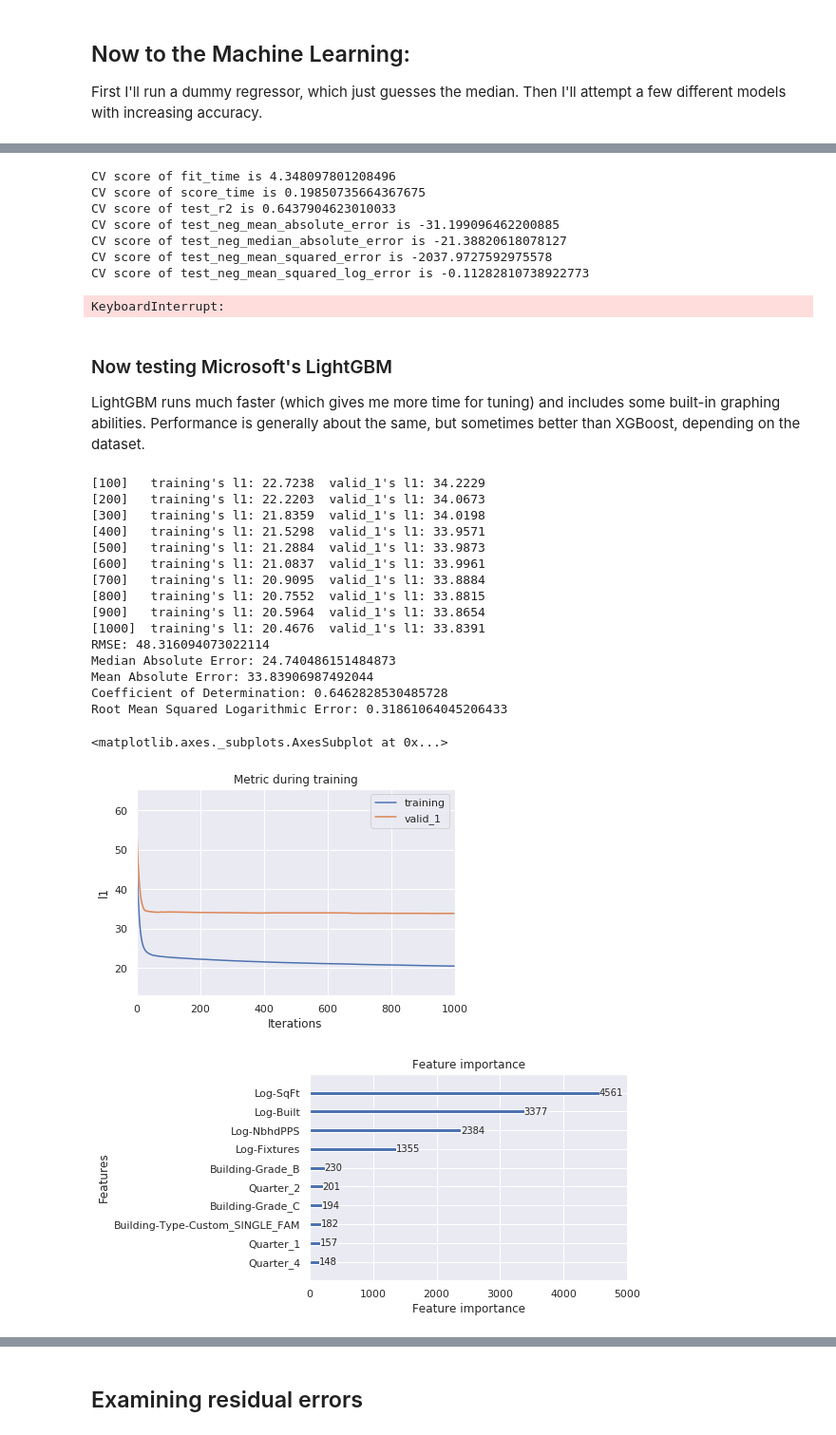
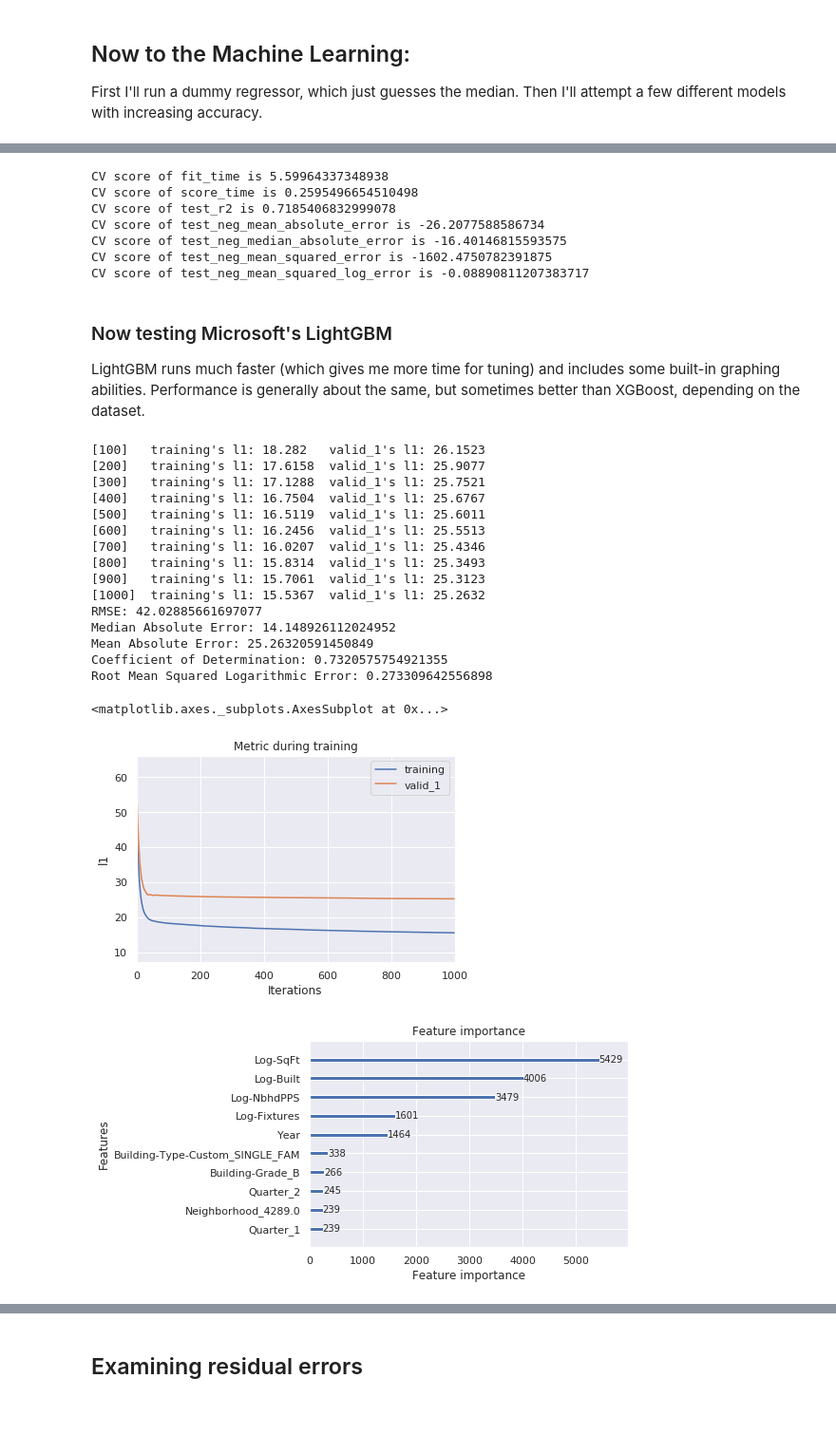
Before and after one commit to drewlehe/Nashville, a Jupyter notebook: PPS-model.ipynb, the cells around one changed output, grey strips where cells are left out. Shown at 95% size. Saved outputs shown, nothing was run; the diff lists cells and outputs as text; code cells hidden in the pictures.

```diff
--- a/PPS-model.ipynb
+++ b/PPS-model.ipynb
@@ -26,4 +26,4 @@ sns.set(style='darkgrid')
 import prepper
 # df1=pd.read_csv('nashville_20190827200234.csv', parse_dates = ['Most Recent Sale Date', 'Sale Date'], dtype={'Zone': str, 'Neighborhood': str})
 
-nash = prepper.prep('joined_20190912140448.csv')
+nash = prepper.prep('joined_20190912141026.csv')
@@ -135,6 +155,6 @@ print(ML.shape)
 
 X= pd.get_dummies(ML[['Log-Built','Log-NbhdPPS','Log-SqFt','Log-Fixtures',
                       'Quarter', 'Building-Grade', 'Building-Type-Custom',
-                      'Neighborhood']])
+                      'Neighborhood', 'Year']])
 y=ML['PPS']
 # %% [output]
@@ -200,29 +220,10 @@ scores = cross_validate(model, X_train, y_train, cv=tscv,
 for score in scores:
     print(f'CV score of {score} is {scores[score].mean()}')
 # %% [output]
-CV score of fit_time is 4.348097801208496
-CV score of score_time is 0.19850735664367675
-CV score of test_r2 is 0.6437904623010033
-CV score of test_neg_mean_absolute_error is -31.199096462200885
-CV score of test_neg_median_absolute_error is -21.38820618078127
-CV score of test_neg_mean_squared_error is -2037.9727592975578
-CV score of test_neg_mean_squared_log_error is -0.11282810738922773
+CV score of fit_time is 5.59964337348938
+CV score of score_time is 0.2595496654510498
+CV score of test_r2 is 0.7185406832999078
+CV score of test_neg_mean_absolute_error is -26.2077588586734
+CV score of test_neg_median_absolute_error is -16.40146815593575
+CV score of test_neg_mean_squared_error is -1602.4750782391875
+CV score of test_neg_mean_squared_log_error is -0.08890811207383717
-# %%
-from xgboost import XGBRegressor as XGBR
-#Best model parameters from GridSearchCV
-model = XGBR(base_score=0.5, booster='gbtree', colsample_bylevel=1,
-       colsample_bynode=1, colsample_bytree=0.4, gamma=0,
-       importance_type='gain', learning_rate=0.08, max_delta_step=0,
-       max_depth=6, min_child_weight=1.5, missing=None, n_estimators=600,
-       n_jobs=1, nthread=None, objective='reg:squarederror', random_state=0,
-       reg_alpha=0.75, reg_lambda=0.45, scale_pos_weight=1, seed=42,
-       silent=None, subsample=0.6, verbosity=1)
-
-model.fit(X_train,y_train)
-y_predxg=model.predict(X_test)
-scoring = ['r2', 'neg_mean_absolute_error', 'neg_median_absolute_error', 'neg_mean_squared_error']
-scores = cross_validate(model, X_train, y_train, cv=tscv, scoring=scoring, return_train_score=False)
-for score in scores:
-    print(f'CV score of {score} is {scores[score].mean()}')
-# %% [output]
-KeyboardInterrupt:
@@ -241,42 +234,43 @@ LightGBM runs much faster (which gives me more time for tuning) and includes som
 # %%
 import lightgbm as lgb
 dtrain = lgb.Dataset(X_train, label=y_train)
 dvalid = lgb.Dataset(X_test,y_test)
+#Best parameters from GridSearchCV
 evals_result={}
-params = {'objective':'regression_l1', 'max_depth': 6,'reg_alpha':2, 'metric':'l1',
+params = {'objective':'regression_l1', 'max_depth': 7,'reg_alpha':2, 'metric':'l1',
           'min_child_weight': 40, 'n_estimators': 1000, 'num_leaves': 250}
 gbm = lgb.train(params=params,
                 train_set= dtrain,
                 valid_sets=[dtrain, dvalid],
                 evals_result=evals_result,
                 verbose_eval=100)
 y_predgbm=gbm.predict(X_test)
 print('RMSE: {}'.format(MSE(y_test,y_predgbm)**0.5))
 print('Median Absolute Error: {}'.format(MAE(y_test,y_predgbm)))
 print('Mean Absolute Error: {}'.format(mean_absolute_error(y_test, y_predgbm)))
 print('Coefficient of Determination: {}'.format(r2_score(y_test, y_predgbm)))
 print('Root Mean Squared Logarithmic Error: {}'.format(MSLE(np.abs(y_predgbm),np.abs(y_test))**0.5))
 lgb.plot_metric(booster=evals_result)
 lgb.plot_importance(gbm, max_num_features=10)
 # %% [output]
-[100]   training's l1: 22.7238  valid_1's l1: 34.2229
-[200]   training's l1: 22.2203  valid_1's l1: 34.0673
-[300]   training's l1: 21.8359  valid_1's l1: 34.0198
-[400]   training's l1: 21.5298  valid_1's l1: 33.9571
-[500]   training's l1: 21.2884  valid_1's l1: 33.9873
-[600]   training's l1: 21.0837  valid_1's l1: 33.9961
-[700]   training's l1: 20.9095  valid_1's l1: 33.8884
-[800]   training's l1: 20.7552  valid_1's l1: 33.8815
-[900]   training's l1: 20.5964  valid_1's l1: 33.8654
-[1000]  training's l1: 20.4676  valid_1's l1: 33.8391
-RMSE: 48.316094073022114
-Median Absolute Error: 24.740486151484873
-Mean Absolute Error: 33.83906987492044
-Coefficient of Determination: 0.6462828530485728
-Root Mean Squared Logarithmic Error: 0.31861064045206433
+[100]   training's l1: 18.282   valid_1's l1: 26.1523
+[200]   training's l1: 17.6158  valid_1's l1: 25.9077
+[300]   training's l1: 17.1288  valid_1's l1: 25.7521
+[400]   training's l1: 16.7504  valid_1's l1: 25.6767
+[500]   training's l1: 16.5119  valid_1's l1: 25.6011
+[600]   training's l1: 16.2456  valid_1's l1: 25.5513
+[700]   training's l1: 16.0207  valid_1's l1: 25.4346
+[800]   training's l1: 15.8314  valid_1's l1: 25.3493
+[900]   training's l1: 15.7061  valid_1's l1: 25.3123
+[1000]  training's l1: 15.5367  valid_1's l1: 25.2632
+RMSE: 42.02885661697077
+Median Absolute Error: 14.148926112024952
+Mean Absolute Error: 25.26320591450849
+Coefficient of Determination: 0.7320575754921355
+Root Mean Squared Logarithmic Error: 0.273309642556898
 <matplotlib.axes._subplots.AxesSubplot at 0x...>
-[figure, old version]
+[figure, new version]
-[figure, old version]
+[figure, new version]
 # %%
 from sklearn.model_selection import GridSearchCV
 estimator = lgb.LGBMRegressor()
```
Also changed, not shown: parts of 24 cells of this notebook.
